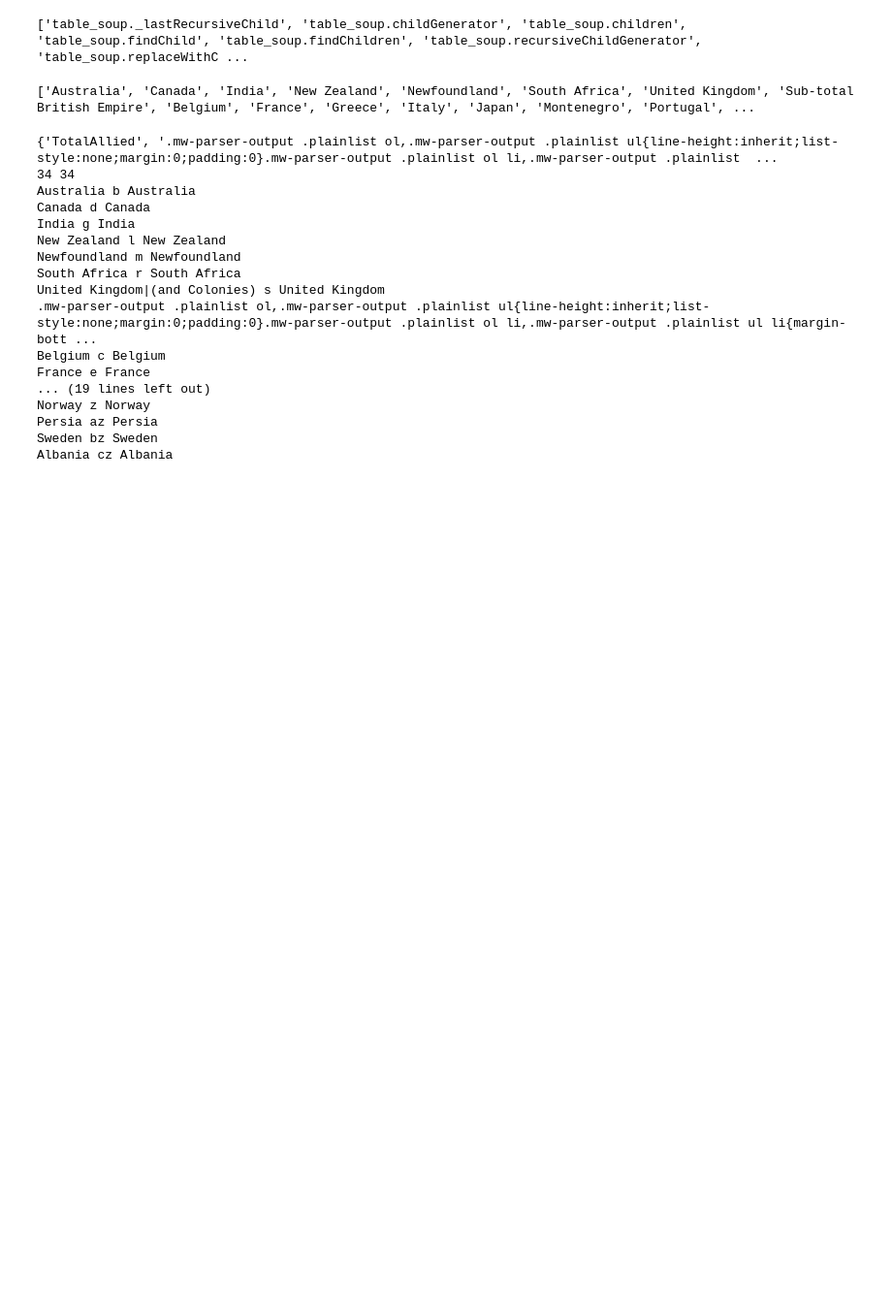
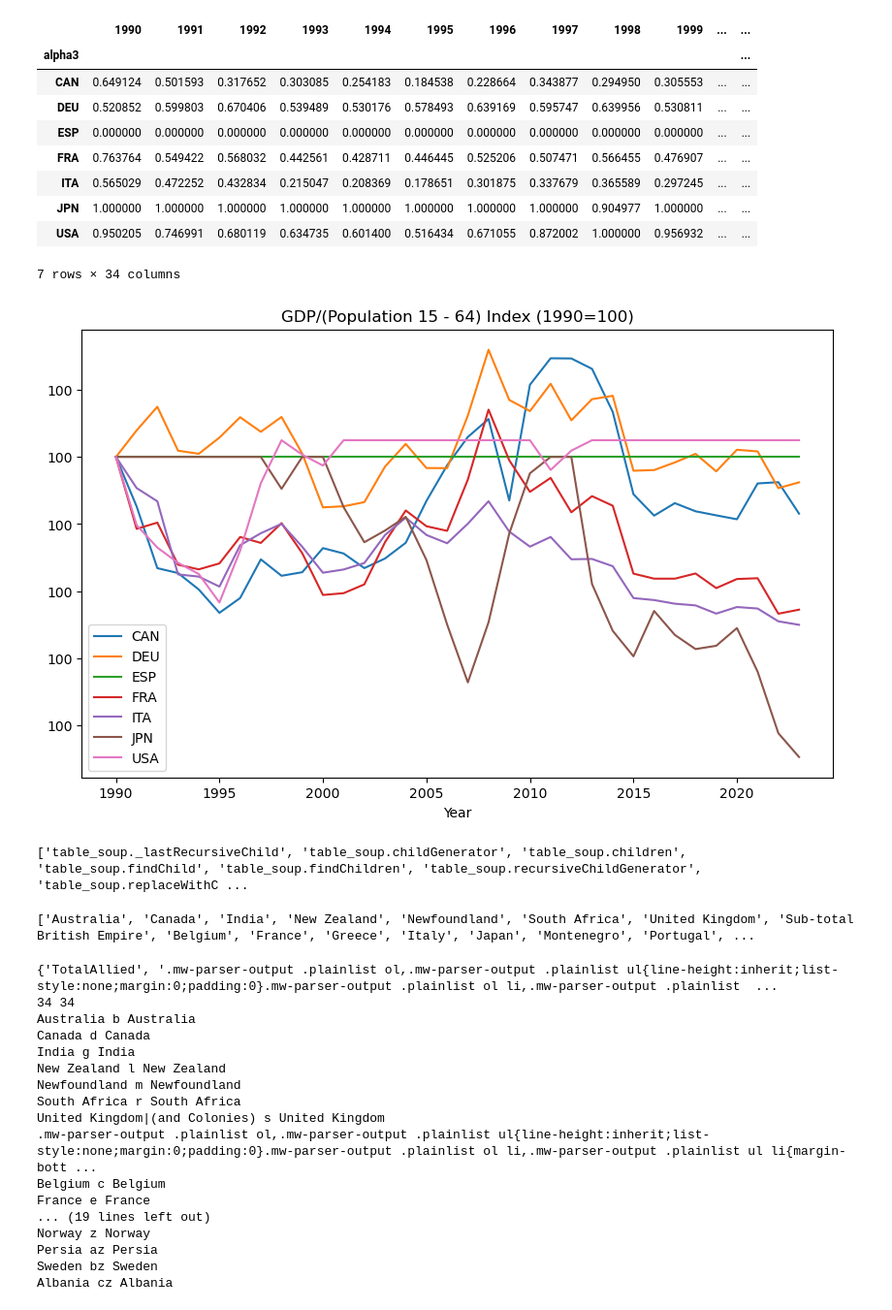
Before and after one commit to dbabbitt/StatsByCountry, a Jupyter notebook: ipynb/Attic.ipynb, the cells around one changed output. Shown at 97% size. Cells and saved outputs as stored; diff of their text form; code cells hidden in the pictures; blank space fills up the shorter version.

```diff
--- a/ipynb/Attic.ipynb
+++ b/ipynb/Attic.ipynb
@@ -0,0 +85,17 @@
+# %%
+
+df = (gdp_by_waa_df-gdp_by_waa_df.min())/(gdp_by_waa_df.max()-gdp_by_waa_df.min())
+display(df)
+show_index_plot(df)
+# %% [output]
+|  | 1990 | 1991 | 1992 | 1993 | 1994 | 1995 | 1996 | 1997 | 1998 | 1999 | ... | ... |
+| alpha3 |  |  |  |  |  |  |  |  |  |  |  | ... |
+| CAN | 0.649124 | 0.501593 | 0.317652 | 0.303085 | 0.254183 | 0.184538 | 0.228664 | 0.343877 | 0.294950 | 0.305553 | ... | ... |
+| DEU | 0.520852 | 0.599803 | 0.670406 | 0.539489 | 0.530176 | 0.578493 | 0.639169 | 0.595747 | 0.639956 | 0.530811 | ... | ... |
+| ESP | 0.000000 | 0.000000 | 0.000000 | 0.000000 | 0.000000 | 0.000000 | 0.000000 | 0.000000 | 0.000000 | 0.000000 | ... | ... |
+| FRA | 0.763764 | 0.549422 | 0.568032 | 0.442561 | 0.428711 | 0.446445 | 0.525206 | 0.507471 | 0.566455 | 0.476907 | ... | ... |
+| ITA | 0.565029 | 0.472252 | 0.432834 | 0.215047 | 0.208369 | 0.178651 | 0.301875 | 0.337679 | 0.365589 | 0.297245 | ... | ... |
+| JPN | 1.000000 | 1.000000 | 1.000000 | 1.000000 | 1.000000 | 1.000000 | 1.000000 | 1.000000 | 0.904977 | 1.000000 | ... | ... |
+| USA | 0.950205 | 0.746991 | 0.680119 | 0.634735 | 0.601400 | 0.516434 | 0.671055 | 0.872002 | 1.000000 | 0.956932 | ... | ... |
+7 rows × 34 columns
+[figure, added]
```
Also changed, not shown: parts of 6 cells of this notebook, 14 other files.
